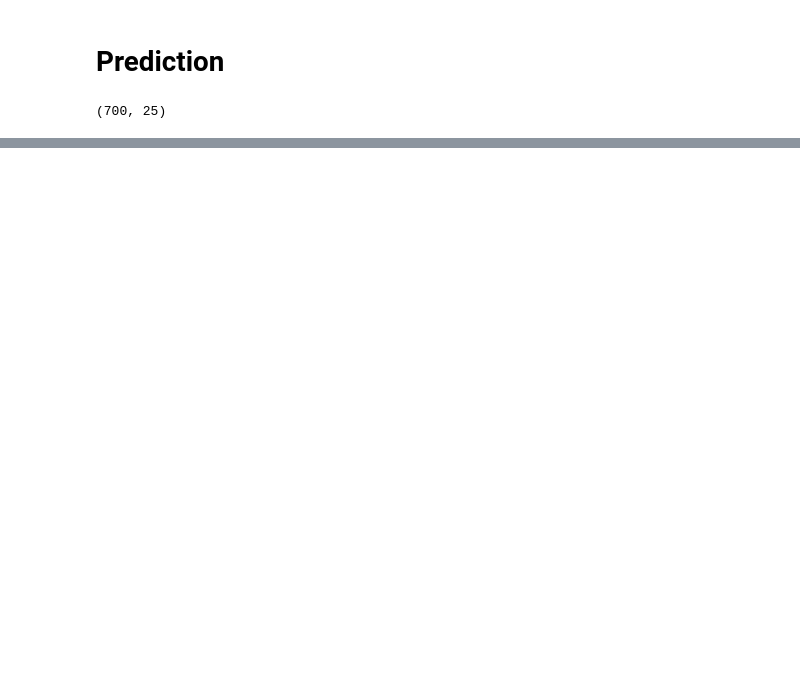
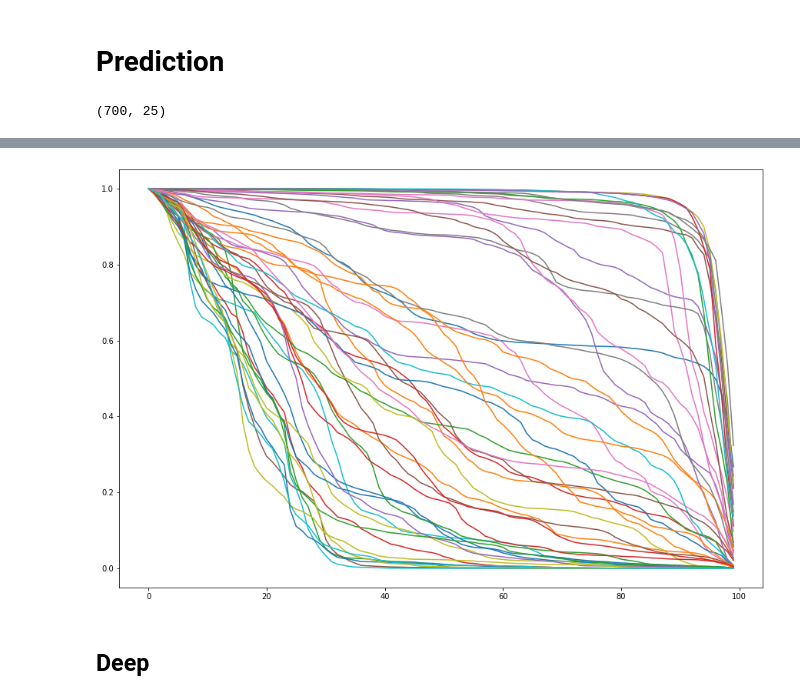
Before and after one commit to akondas/ml-notebooks, a Jupyter notebook: churn_prediction.ipynb, the cells around one changed output, grey strips where cells are left out. Drawn from its saved outputs; the diff is of its cells as text; code cells hidden in the pictures; blank space fills up the shorter version.

```diff
--- a/churn_prediction.ipynb
+++ b/churn_prediction.ipynb
@@ -188,0 +240,12 @@ results = compare_to_actual(csf, X_test, T_test, E_test,
+# %%
+X_test.iloc[0]
+E_test.iloc[0]
+T_test.iloc[0]
+
+plt.figure(figsize=(15,10))
+for x in range(50):
+    plt.plot(range(100), lmtm_csf.predict_survival(X_test.iloc[x])[0])
+# %% [output]
+[figure, added]
+# %% [markdown]
+## Deep
```
Also changed, not shown: parts of 19 cells of this notebook, 1 other file.
